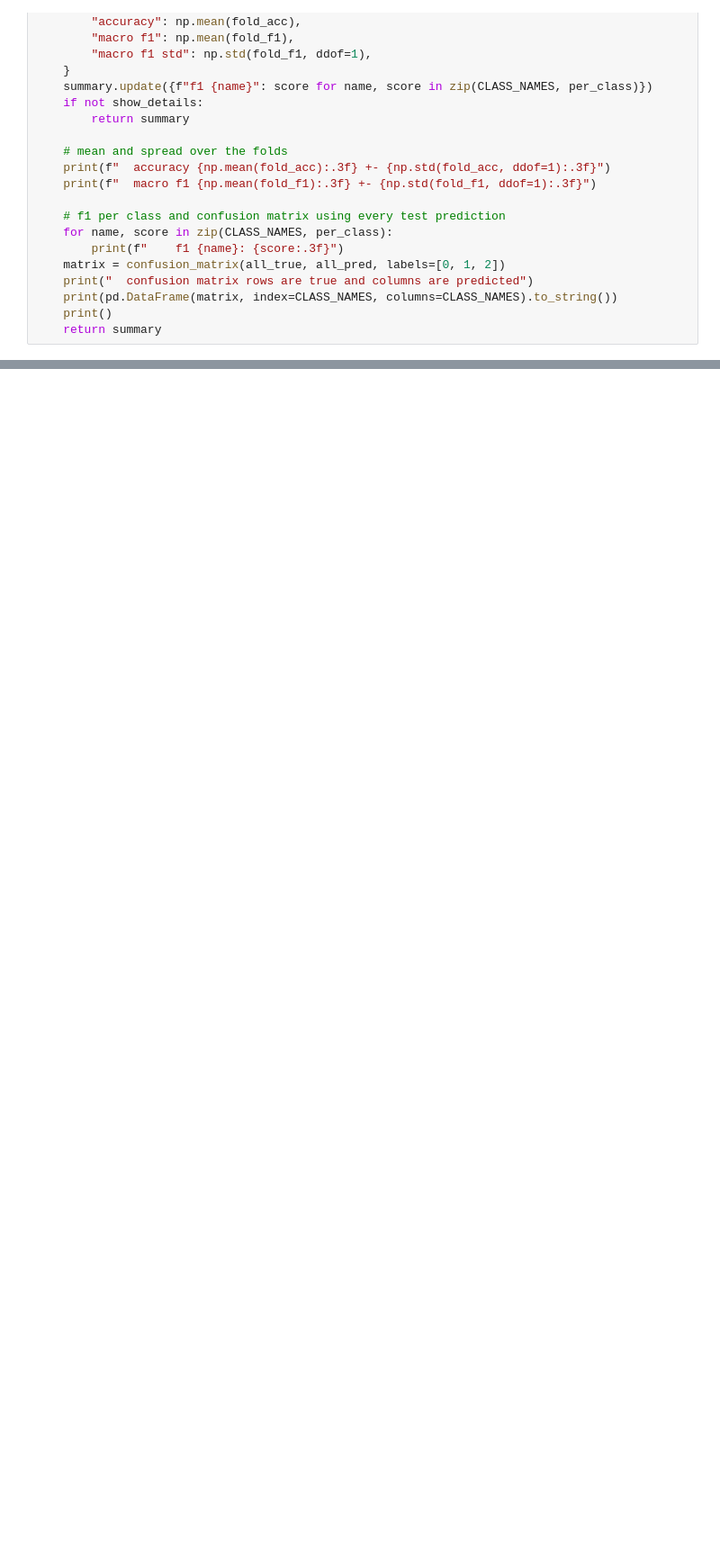
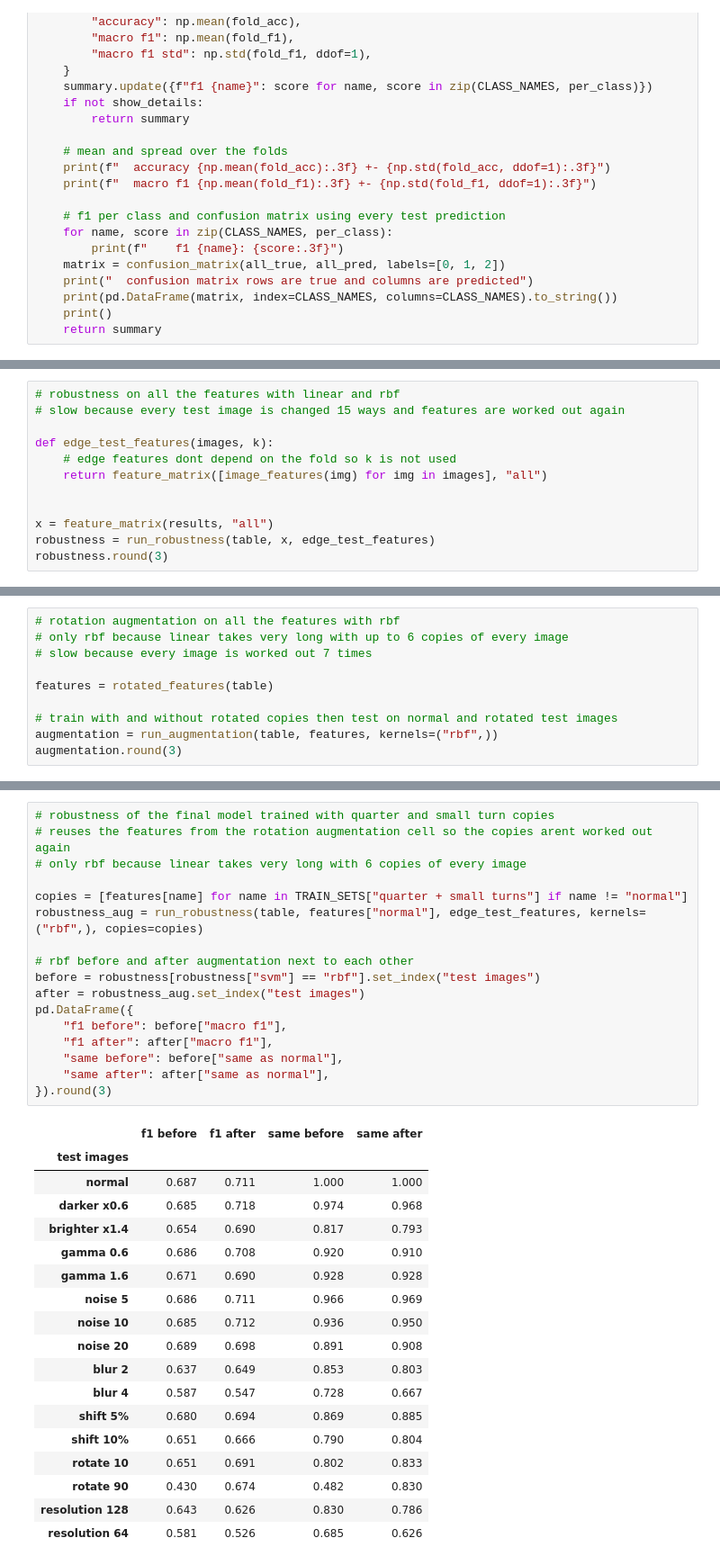
Before and after one commit to harryconnor/Road-Damage-Classification, a Jupyter notebook: edge/edge_basics.ipynb, the cells around one changed output, grey strips where cells are left out. Shown at 90% size. Saved outputs shown, nothing was run; the diff lists cells and outputs as text; blank space fills up the shorter version.

```diff
--- a/edge/edge_basics.ipynb
+++ b/edge/edge_basics.ipynb
@@ -657,0 +1039,12 @@ ablation_results.round(3)
+# %%
+# robustness on all the features with linear and rbf
+# slow because every test image is changed 15 ways and features are worked out again
+
+def edge_test_features(images, k):
+    # edge features dont depend on the fold so k is not used
+    return feature_matrix([image_features(img) for img in images], "all")
+
+
+x = feature_matrix(results, "all")
+robustness = run_robustness(table, x, edge_test_features)
+robustness.round(3)
@@ -657,0 +1069,10 @@ ablation_results.round(3)
+# %%
+# rotation augmentation on all the features with rbf
+# only rbf because linear takes very long with up to 6 copies of every image
+# slow because every image is worked out 7 times
+
+features = rotated_features(table)
+
+# train with and without rotated copies then test on normal and rotated test images
+augmentation = run_augmentation(table, features, kernels=("rbf",))
+augmentation.round(3)
@@ -657,0 +1086,36 @@ ablation_results.round(3)
+# %%
+# robustness of the final model trained with quarter and small turn copies
+# reuses the features from the rotation augmentation cell so the copies arent worked out again
+# only rbf because linear takes very long with 6 copies of every image
+
+copies = [features[name] for name in TRAIN_SETS["quarter + small turns"] if name != "normal"]
+robustness_aug = run_robustness(table, features["normal"], edge_test_features, kernels=("rbf",), copies=copies)
+
+# rbf before and after augmentation next to each other
+before = robustness[robustness["svm"] == "rbf"].set_index("test images")
+after = robustness_aug.set_index("test images")
+pd.DataFrame({
+    "f1 before": before["macro f1"],
+    "f1 after": after["macro f1"],
+    "same before": before["same as normal"],
+    "same after": after["same as normal"],
+}).round(3)
+# %% [output]
+|  | f1 before | f1 after | same before | same after |
+| test images |  |  |  |  |
+| normal | 0.687 | 0.711 | 1.000 | 1.000 |
+| darker x0.6 | 0.685 | 0.718 | 0.974 | 0.968 |
+| brighter x1.4 | 0.654 | 0.690 | 0.817 | 0.793 |
+| gamma 0.6 | 0.686 | 0.708 | 0.920 | 0.910 |
+| gamma 1.6 | 0.671 | 0.690 | 0.928 | 0.928 |
+| noise 5 | 0.686 | 0.711 | 0.966 | 0.969 |
+| noise 10 | 0.685 | 0.712 | 0.936 | 0.950 |
+| noise 20 | 0.689 | 0.698 | 0.891 | 0.908 |
+| blur 2 | 0.637 | 0.649 | 0.853 | 0.803 |
+| blur 4 | 0.587 | 0.547 | 0.728 | 0.667 |
+| shift 5% | 0.680 | 0.694 | 0.869 | 0.885 |
+| shift 10% | 0.651 | 0.666 | 0.790 | 0.804 |
+| rotate 10 | 0.651 | 0.691 | 0.802 | 0.833 |
+| rotate 90 | 0.430 | 0.674 | 0.482 | 0.830 |
+| resolution 128 | 0.643 | 0.626 | 0.830 | 0.786 |
+| resolution 64 | 0.581 | 0.526 | 0.685 | 0.626 |
```
Also changed, not shown: parts of 29 cells of this notebook, 2 other files.
